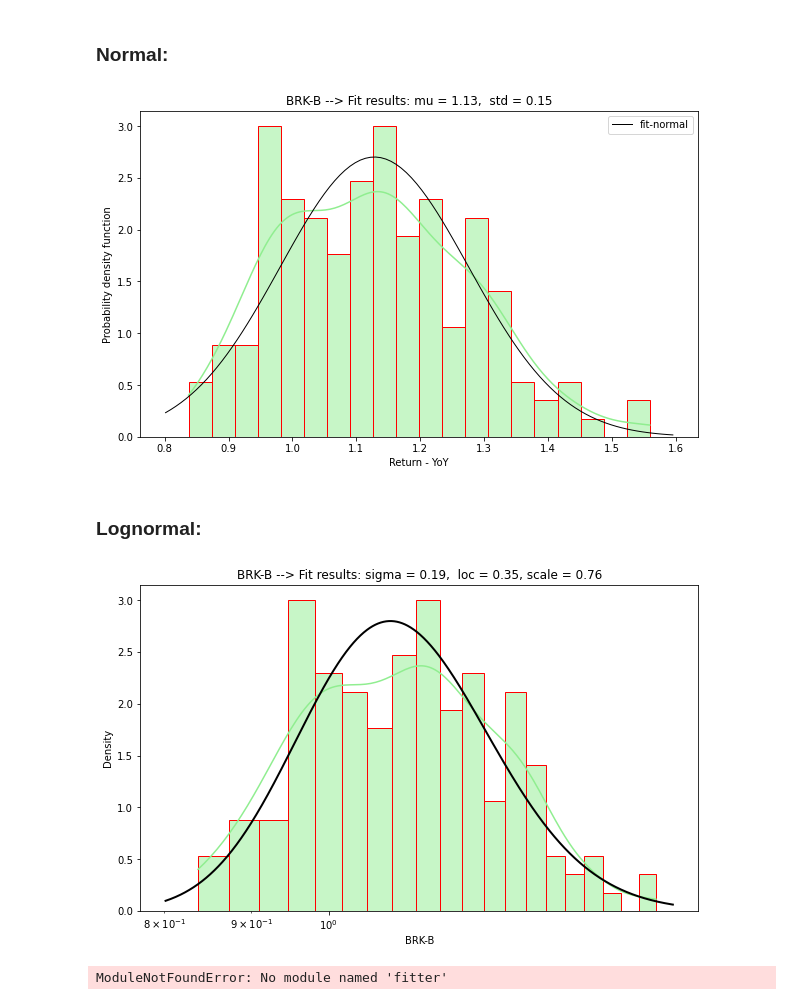
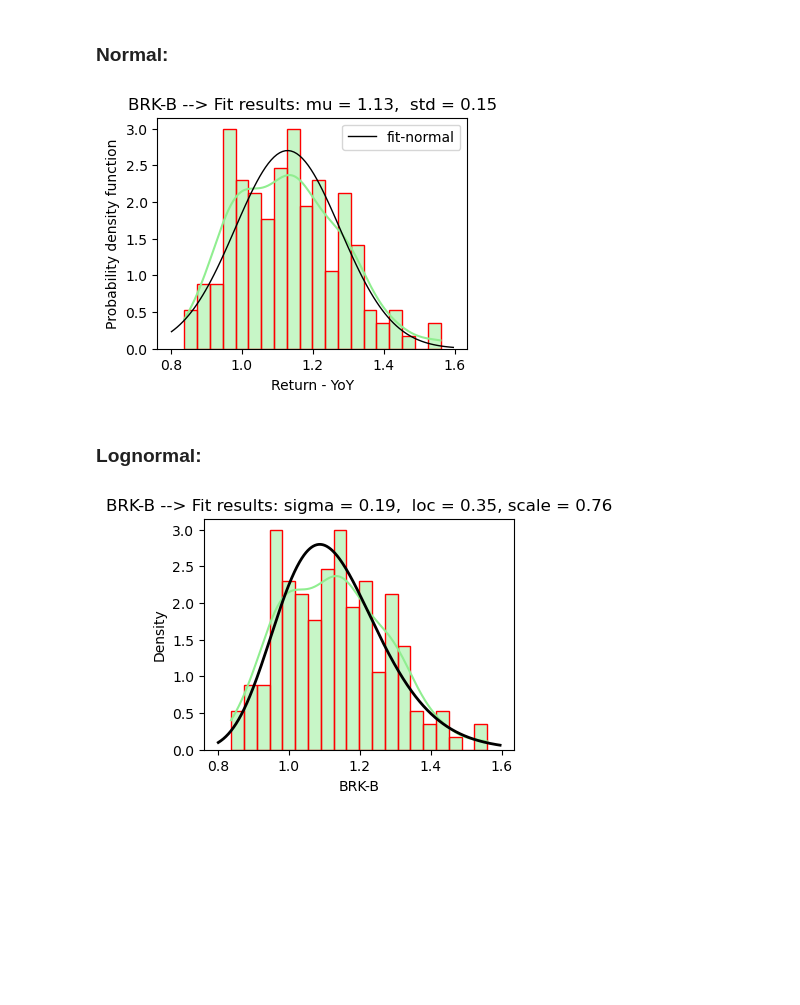
Before and after one commit to UlissesMorais/N-assets-allocation-simulation-model, a Jupyter notebook: historical-returns.ipynb, the cells around one changed output. Saved outputs shown, nothing was run; the diff lists cells and outputs as text; code cells hidden in the pictures; blank space fills up the shorter version.

```diff
--- a/historical-returns.ipynb
+++ b/historical-returns.ipynb
@@ -139,26 +139,26 @@ plt.show()
 # %%
 from scipy.stats import norm
 
 # Fit a Gaussian distribution to the returns_yoy
 data = returns_yoy[tickers[0]] + 1.0
 mu, std = norm.fit(data)
 
 # Plot the histogram of the returns_yoy along with the fitted Gaussian distribution
-plt.figure(figsize=(10, 6))
+plt.figure(figsize=(4, 3))
 sns.histplot(data= data, bins=20, stat="density", kde=True, color='lightgreen', edgecolor='red')
 
 xmin, xmax = plt.xlim()
 x = np.linspace(xmin, xmax, 100)
 p = norm.pdf(x, mu, std)
 
 plt.plot(x, p, 'k', label="fit-normal", linewidth=1)
 plt.title(f"{tickers[0]} --> Fit results: mu = %.2f,  std = %.2f" % (mu, std))
 plt.ylabel("Probability density function")
 plt.xlabel("Return - YoY")
 plt.legend()
 plt.show()
 # %% [output]
-[figure, old version]
+[figure, new version]
 # %% [markdown]
 ### Lognormal:
 # %%
@@ -169,7 +169,7 @@ data = returns_yoy[tickers[0]] + 1.0
 sigma, loc, scale = lognorm.fit(data)
 
 # Plot the histogram of the returns_yoy along with the fitted Gaussian distribution
-plt.figure(figsize=(10, 6))
+plt.figure(figsize=(4, 3))
 sns.histplot(data= data, bins=20, stat="density", kde=True, color='lightgreen', edgecolor='red')
 
 xmin, xmax = plt.xlim()
@@ -178,20 +178,7 @@ pdf = lognorm.pdf(x, sigma, loc= loc, scale= scale)
 
 plt.plot(x, pdf, 'k', linewidth=2)
 plt.title(f"{tickers[0]} --> Fit results: sigma = %.2f,  loc = %.2f, scale = %.2f" % (sigma, loc, scale))
-plt.xscale('log')  # Since the x-axis is in log scale
+# plt.xscale('log')  # Since the x-axis is in log scale
 plt.show()
 # %% [output]
-[figure, old version]
+[figure, new version]
-# %%
-from fitter import Fitter, get_common_distributions, get_distributions
-
-f = Fitter(data.values,
-           distributions=['gamma',
-                          'lognorm',
-                          "beta",
-                          "burr",
-                          "norm"])
-f.fit()
-f.summary()
-# %% [output]
-ModuleNotFoundError: No module named 'fitter'
```
Also changed, not shown: parts of 5 cells of this notebook.
